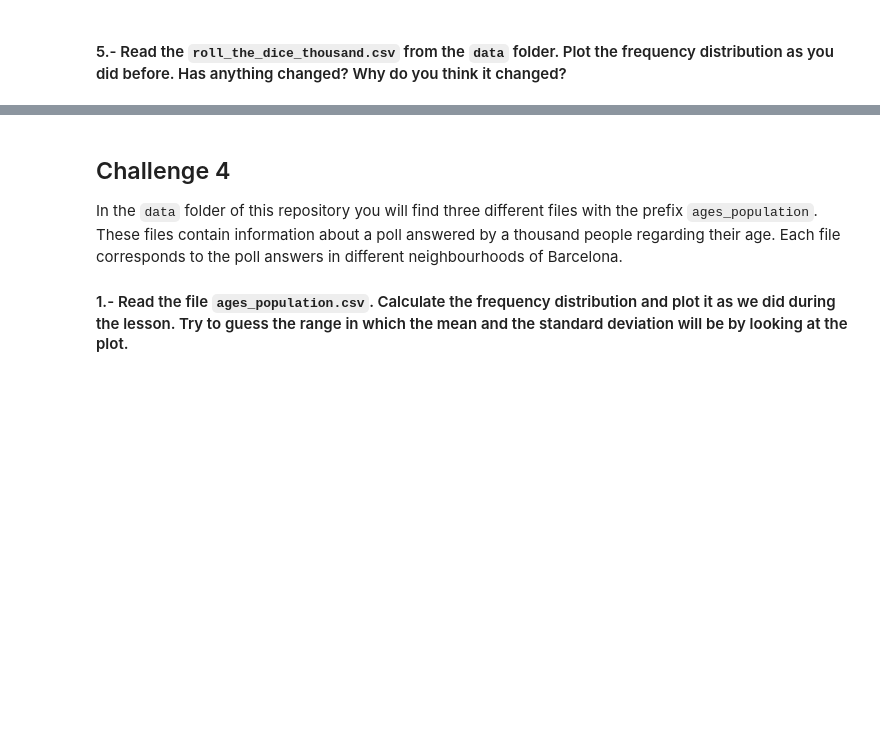
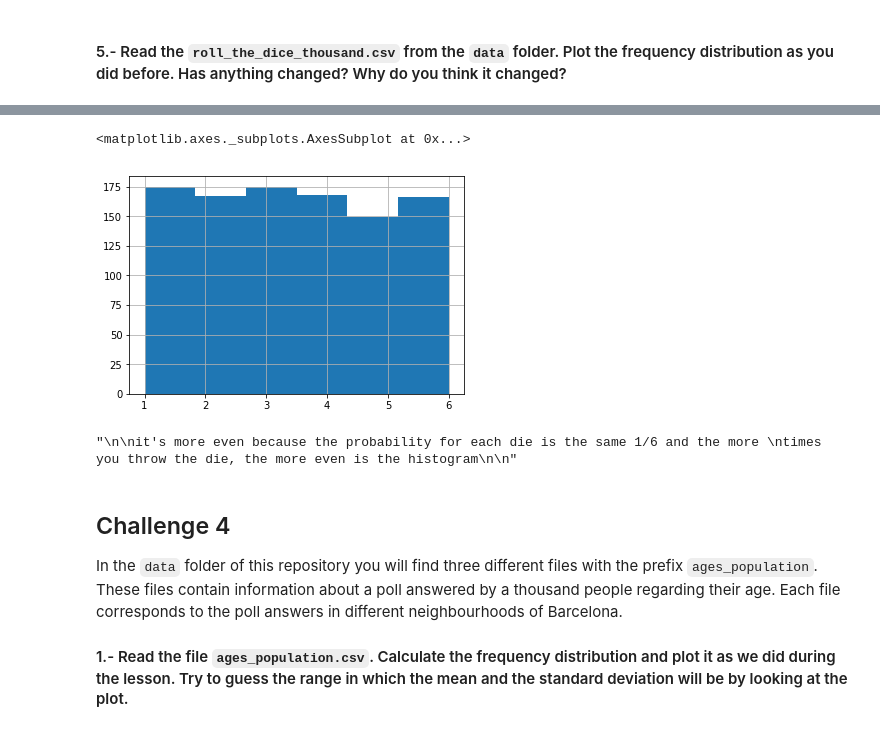
Before and after one commit to ta-data-bcn/descriptive-stats, a Jupyter notebook: your-code/main.ipynb, the cells around one changed output, grey strips where cells are left out. Saved outputs shown, nothing was run; the diff lists cells and outputs as text; code cells hidden in the pictures; blank space fills up the shorter version.

```diff
--- a/your-code/main.ipynb
+++ b/your-code/main.ipynb
@@ -159,0 +234,4 @@ your comments here
+# %%
+# your code here
+
+fd_3 = pd.read_csv('/Users/andressalomferrer/Desktop/ironhack/lab/Week_4_labs/Day_2/lab-understanding-descriptive-stats/data/roll_the_dice_thousand.csv')
@@ -160,3 +246,17 @@ your comments here
+# %%
+fd_3['value'].hist(bins = 6)
+# %% [output]
+<matplotlib.axes._subplots.AxesSubplot at 0x...>
+[figure, added]
+# %%
+"""
+
+it's more even because the probability for each die is the same 1/6 and the more
+times you throw the die, the more even is the histogram
+
+"""
+# %% [output]
+"\n\nit's more even because the probability for each die is the same 1/6 and the more \ntimes you throw the die, the more even is the histogram\n\n"
 # %% [markdown]
 ## Challenge 4
 In the `data` folder of this repository you will find three different files with the prefix `ages_population`. These files contain information about a poll answered by a thousand people regarding their age. Each file corresponds to the poll answers in different neighbourhoods of Barcelona.
```
Also changed, not shown: parts of 58 cells of this notebook.
